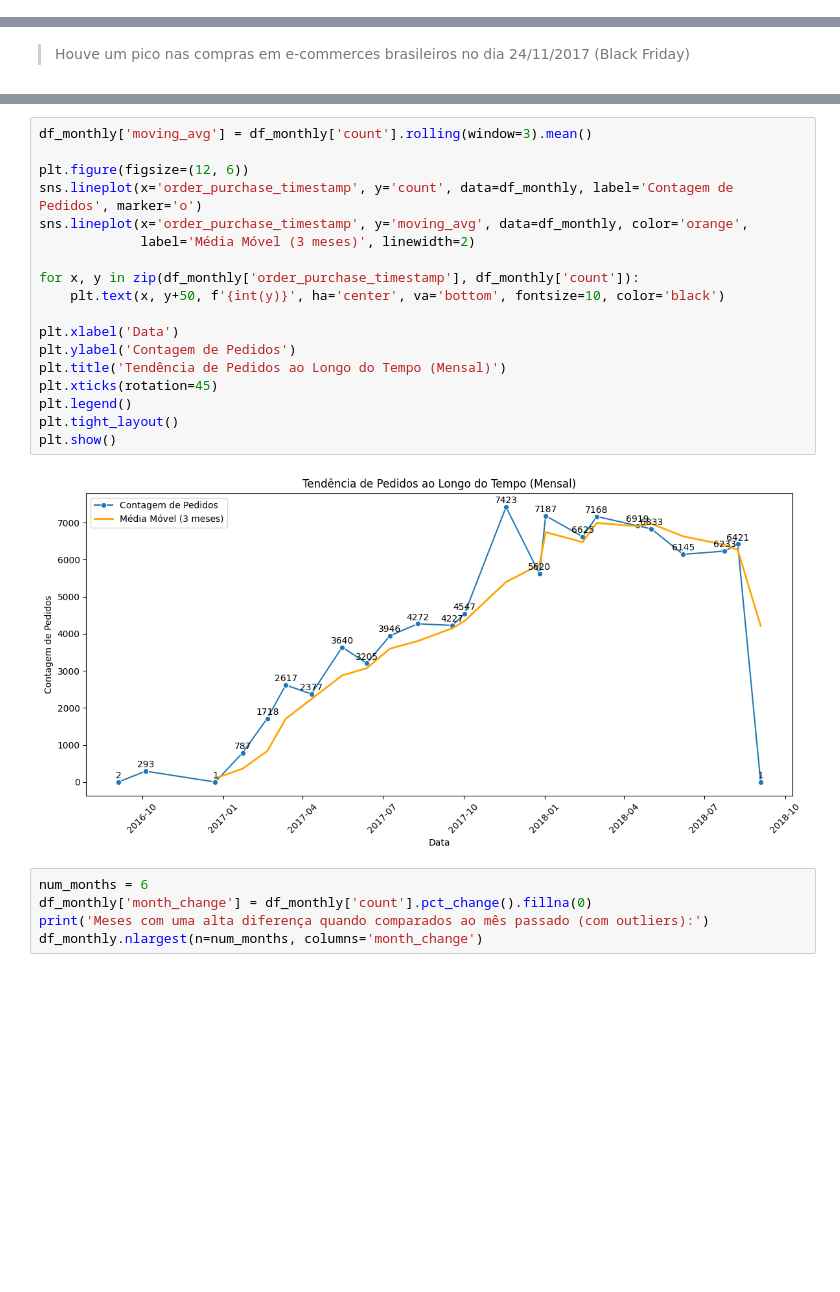
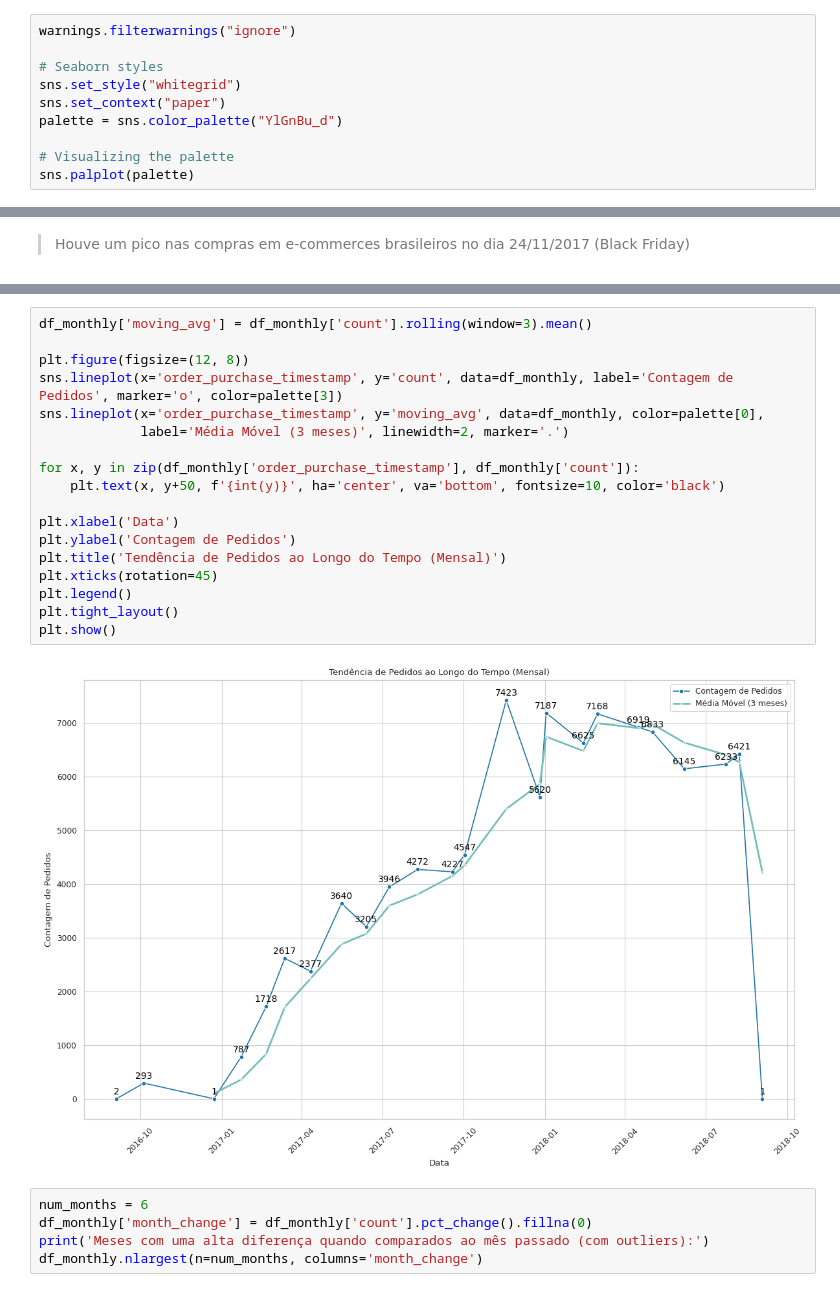
Before and after one commit to 4m0r1m/estatistica-um-projeto, a Jupyter notebook: notebook_storytelling.ipynb, the cells around one changed output, grey strips where cells are left out. Drawn from its saved outputs; the diff is of its cells as text; blank space fills up the shorter version.

```diff
--- a/notebook_storytelling.ipynb
+++ b/notebook_storytelling.ipynb
@@ -10,0 +9,10 @@ warnings.filterwarnings("ignore")
+# %%
+warnings.filterwarnings("ignore")
+
+# Seaborn styles
+sns.set_style("whitegrid")
+sns.set_context("paper")
+palette = sns.color_palette("YlGnBu_d")
+
+# Visualizing the palette
+sns.palplot(palette)
@@ -393,23 +456,23 @@ df_monthly.sample(5)
 # %%
 df_monthly['moving_avg'] = df_monthly['count'].rolling(window=3).mean()
 
-plt.figure(figsize=(12, 6))
-sns.lineplot(x='order_purchase_timestamp', y='count', data=df_monthly, label='Contagem de Pedidos', marker='o')
-sns.lineplot(x='order_purchase_timestamp', y='moving_avg', data=df_monthly, color='orange',
-             label='Média Móvel (3 meses)', linewidth=2)
+plt.figure(figsize=(12, 8))
+sns.lineplot(x='order_purchase_timestamp', y='count', data=df_monthly, label='Contagem de Pedidos', marker='o', color=palette[3])
+sns.lineplot(x='order_purchase_timestamp', y='moving_avg', data=df_monthly, color=palette[0],
+             label='Média Móvel (3 meses)', linewidth=2, marker='.')
 
 for x, y in zip(df_monthly['order_purchase_timestamp'], df_monthly['count']):
     plt.text(x, y+50, f'{int(y)}', ha='center', va='bottom', fontsize=10, color='black')
 
 plt.xlabel('Data')
 plt.ylabel('Contagem de Pedidos')
 plt.title('Tendência de Pedidos ao Longo do Tempo (Mensal)')
 plt.xticks(rotation=45)
 plt.legend()
 plt.tight_layout()
 plt.show()
 # %% [output]
-[figure, old version]
+[figure, new version]
 # %%
 num_months = 6
 df_monthly['month_change'] = df_monthly['count'].pct_change().fillna(0)
```
Also changed, not shown: parts of 17 cells of this notebook.
